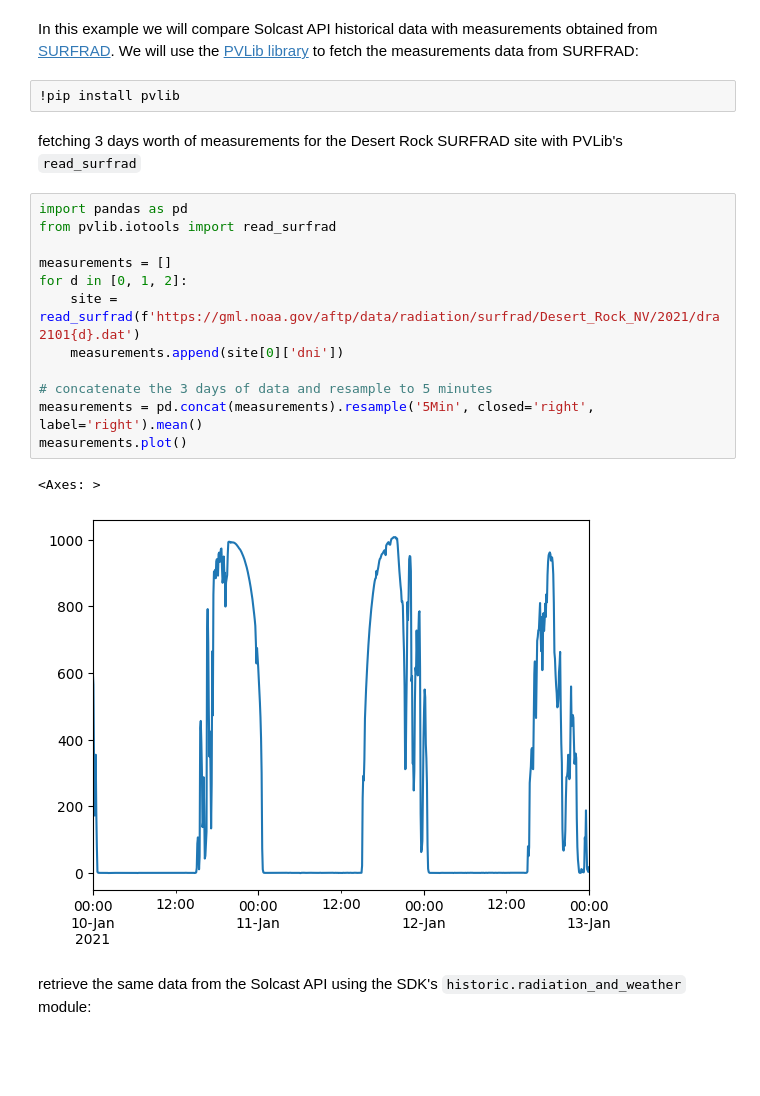
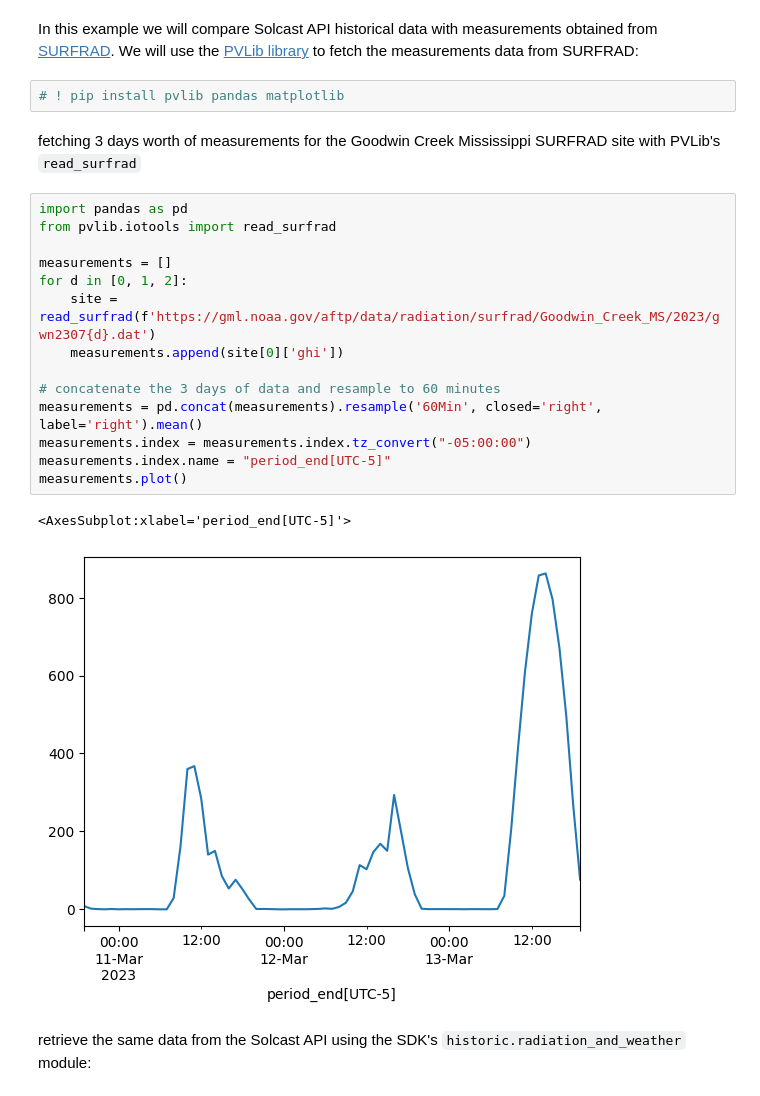
Before and after one commit to Solcast/solcast-api-python-sdk, a Jupyter notebook: docs/notebooks/Comparing Solcast API data with Surfrad measurements.ipynb, the cells around one changed output. Cells and saved outputs as stored; diff of their text form; blank space fills up the shorter version.

```diff
--- a/docs/notebooks/Comparing Solcast API data with Surfrad measurements.ipynb
+++ b/docs/notebooks/Comparing Solcast API data with Surfrad measurements.ipynb
@@ -1,24 +1,26 @@
 # %% [markdown]
 In this example we will compare Solcast API historical data with measurements obtained from [SURFRAD](https://gml.noaa.gov/grad/surfrad/). We will use the [PVLib library](https://pvlib-python.readthedocs.io/en/stable/index.html) to fetch the measurements data from SURFRAD:
 # %%
-!pip install pvlib
+# ! pip install pvlib pandas matplotlib
 # %% [markdown]
-fetching 3 days worth of measurements for the Desert Rock SURFRAD site with PVLib's `read_surfrad`
+fetching 3 days worth of measurements for the Goodwin Creek Mississippi SURFRAD site with PVLib's `read_surfrad`
 # %%
 import pandas as pd
 from pvlib.iotools import read_surfrad
 
 measurements = []
 for d in [0, 1, 2]:
-    site = read_surfrad(f'https://gml.noaa.gov/aftp/data/radiation/surfrad/Desert_Rock_NV/2021/dra2101{d}.dat')
-    measurements.append(site[0]['dni'])
+    site = read_surfrad(f'https://gml.noaa.gov/aftp/data/radiation/surfrad/Goodwin_Creek_MS/2023/gwn2307{d}.dat')
+    measurements.append(site[0]['ghi'])
 
-# concatenate the 3 days of data and resample to 5 minutes
-measurements = pd.concat(measurements).resample('5Min', closed='right', label='right').mean()
+# concatenate the 3 days of data and resample to 60 minutes
+measurements = pd.concat(measurements).resample('60Min', closed='right', label='right').mean()
+measurements.index = measurements.index.tz_convert("-05:00:00")
+measurements.index.name = "period_end[UTC-5]"
 measurements.plot()
 # %% [output]
-<Axes: >
+<AxesSubplot:xlabel='period_end[UTC-5]'>
-[figure, old version]
+[figure, new version]
 # %% [markdown]
 retrieve the same data from the Solcast API using the SDK's `historic.radiation_and_weather` module:
 # %%
```
Also changed, not shown: parts of 2 cells of this notebook, 1 other file.
